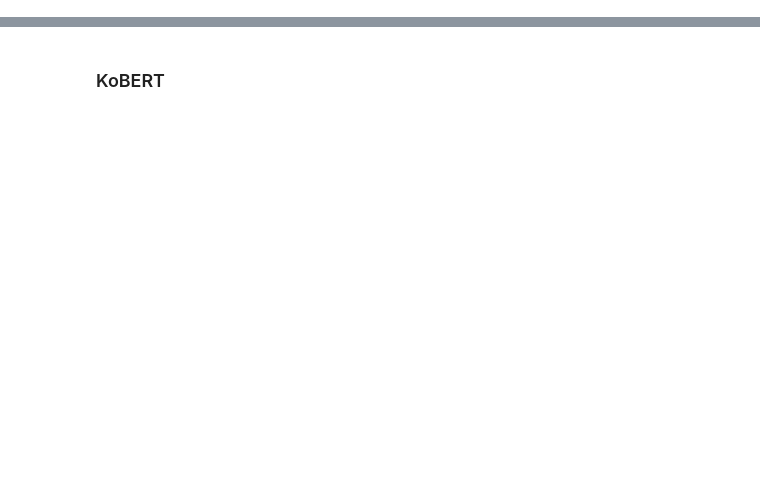
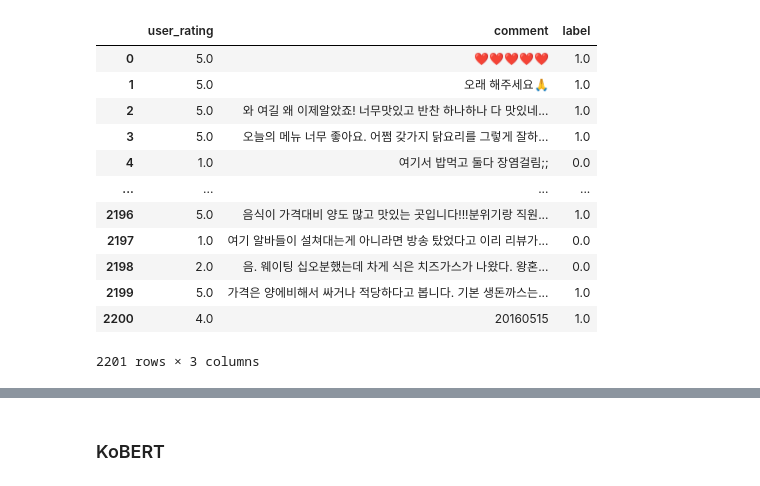
Before and after one commit to TEAM-SMooD/KoBERT_review_sentiment_analysis, a Jupyter notebook: KoBERT.ipynb, the cells around one changed output, grey strips where cells are left out. Drawn from its saved outputs; the diff is of its cells as text; code cells hidden in the pictures; blank space fills up the shorter version.

```diff
--- a/KoBERT.ipynb
+++ b/KoBERT.ipynb
@@ -16,0 +71,4 @@ seed_everything(42)
+# %%
+#null값 없애기
+kakao.dropna(axis=0,inplace=True)
+hong.dropna(axis=0,inplace=True)
@@ -16,0 +121,30 @@ seed_everything(42)
+# %%
+#5,4는 1의 긍정레이블, 1,2는 부정레이블, 3은 삭제
+def label_mapping(labels):
+    return [1 if label in [5, 4, 4.5] else 0 if label in [1, 2,0.5,2.5,1.5] else label for label in labels]
+# %%
+kakao_new_labels=label_mapping(kakao['kakao_star'])
+new_labels=label_mapping(hong['user_rating'])
+rr_labels=label_mapping(rr['4'])
+# %%
+kakao['label']=kakao_new_labels
+hong['label']=new_labels
+rr['label']=rr_labels
+# %%
+hong3=hong[hong['label']==3].index.tolist()
+hong.drop(hong3,axis=0,inplace=True)
+hong=hong.reset_index(drop=True)
+# %% [output]
+|  | user_rating | comment | label |
+| 0 | 5.0 | ❤️❤️❤️❤️❤️ | 1.0 |
+| 1 | 5.0 | 오래 해주세요🙏 | 1.0 |
+| 2 | 5.0 | 와 여길 왜 이제알았죠! 너무맛있고 반찬 하나하나 다 맛있네... | 1.0 |
+| 3 | 5.0 | 오늘의 메뉴 너무 좋아요. 어쩜 갖가지 닭요리를 그렇게 잘하... | 1.0 |
+| 4 | 1.0 | 여기서 밥먹고 둘다 장염걸림;; | 0.0 |
+| ... | ... | ... | ... |
+| 2196 | 5.0 | 음식이 가격대비 양도 많고 맛있는 곳입니다!!!분위기랑 직원... | 1.0 |
+| 2197 | 1.0 | 여기 알바들이 설쳐대는게 아니라면 방송 탔었다고 이리 리뷰가... | 0.0 |
+| 2198 | 2.0 | 음. 웨이팅 십오분했는데 차게 식은 치즈가스가 나왔다. 왕혼... | 0.0 |
+| 2199 | 5.0 | 가격은 양에비해서 싸거나 적당하다고 봅니다. 기본 생돈까스는... | 1.0 |
+| 2200 | 4.0 | 20160515 | 1.0 |
+2201 rows × 3 columns
```
Also changed, not shown: parts of 61 cells of this notebook.
